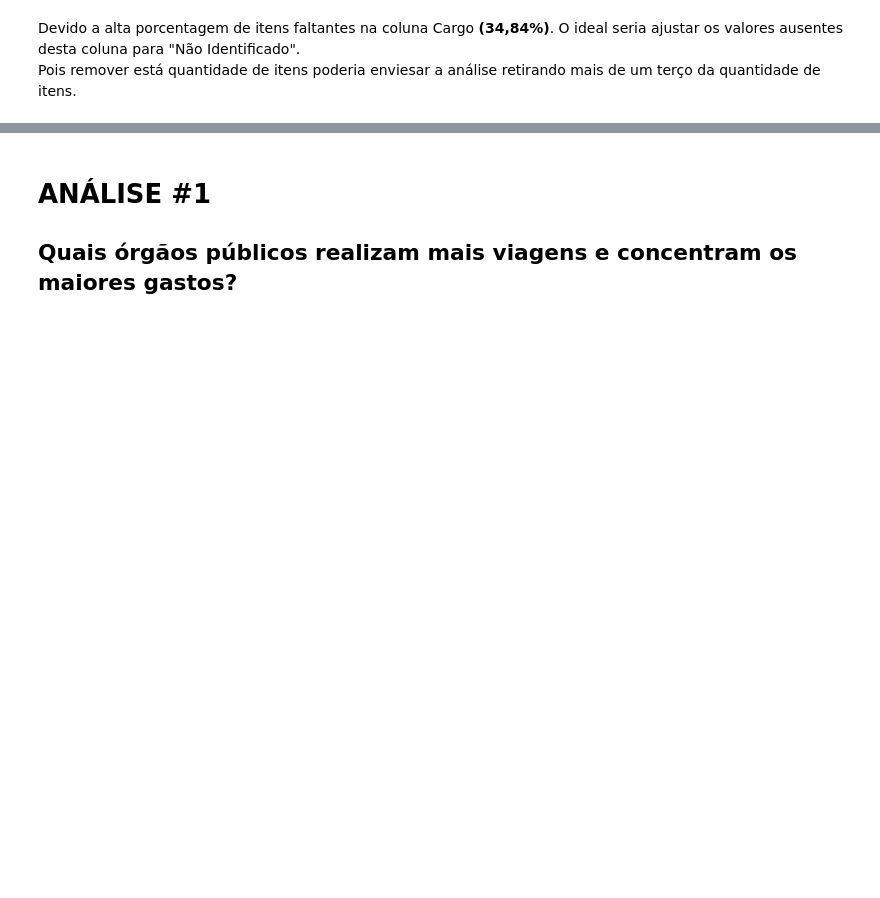
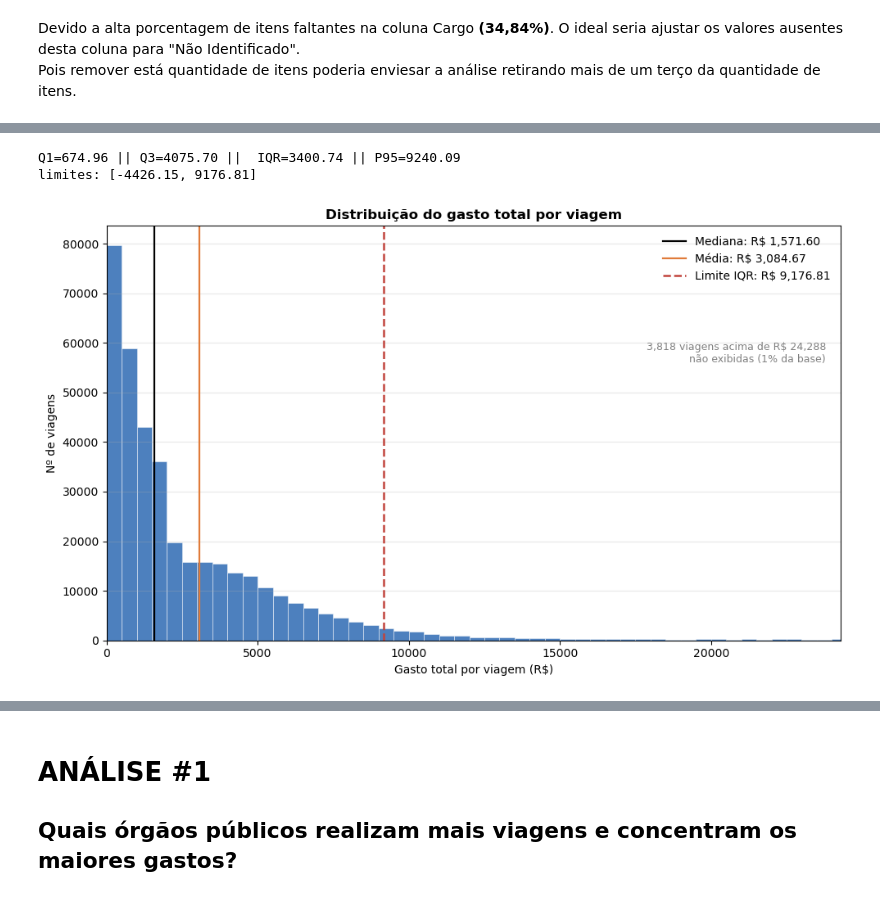
Before and after one commit to rafael-m-ferreira/caixaverso_projeto_final, a Jupyter notebook: notebooks/analise.ipynb, the cells around one changed output, grey strips where cells are left out. Saved outputs shown, nothing was run; the diff lists cells and outputs as text; code cells hidden in the pictures; blank space fills up the shorter version.

```diff
--- a/notebooks/analise.ipynb
+++ b/notebooks/analise.ipynb
@@ -232,3 +396,57 @@ display(df_viagem.loc[neg, 'Situação'].value_counts())
+# %%
+# --- Critério IQR ---
+x = df_viagem['Gasto total']
+q1, q3, p95 = x.quantile([.25, .75, .95])
+#quantile calculas os percentis pedidos
+iqr = q3 - q1
+lim_inf, lim_sup = q1 - 1.5 * iqr, q3 + 1.5 * iqr
+print(f"Q1={q1:.2f} || Q3={q3:.2f} ||  IQR={iqr:.2f} || P95={p95:.2f} ")
+print(f"limites: [{lim_inf:.2f}, {lim_sup:.2f}]")
+
+#acima_lim = (x < lim_inf) | (x > lim_sup)
+#df_acima_lim =df_viagem[acima_lim]
+#print("Registros acima do limite:", acima_lim.sum())
+#df_acima_lim.nlargest(10, 'Gasto total')[
+#    ['Identificador do processo de viagem',"Situação", "Viagem Urgente", "Valor diárias", "Valor passagens", "Gasto total"]]
+# %% [output]
+Q1=674.96 || Q3=4075.70 ||  IQR=3400.74 || P95=9240.09
+limites: [-4426.15, 9176.81]
+# %%
+# ------ Histograma -------
+
+x = df_viagem['Gasto total']
+
+q1, q3 = x.quantile([0.25, 0.75])
+lim_sup = q3 + 1.5 * (q3 - q1)
+corte = x.quantile(0.99)          # limite do eixo, apenas para visualização
+fora = (x > corte).sum()
+
+fig, ax = plt.subplots(figsize=(10, 6))
+
+ax.hist(x, bins=np.arange(0, corte + 500, 500), color='#2e6ab3',
+        alpha=0.85, edgecolor='white', linewidth=0.4)
+
+ax.axvline(x.median(), color='black', lw=1.6,
+           label=f'Mediana: R$ {x.median():,.2f}')
+ax.axvline(x.mean(), color='#e07b39', lw=1.6,
+           label=f'Média: R$ {x.mean():,.2f}')
+ax.axvline(lim_sup, color='#c1443c', ls='--', lw=1.8,
+           label=f'Limite IQR: R$ {lim_sup:,.2f}')
+
+ax.set_xlim(0, corte)
+ax.set_xlabel('Gasto total por viagem (R$)')
+ax.set_ylabel('Nº de viagens')
+ax.set_title('Distribuição do gasto total por viagem', fontweight='bold')
+ax.legend(frameon=False)
+ax.grid(axis='y', alpha=0.3)
+
+ax.text(0.98, 0.72, f'{fora:,} viagens acima de R$ {corte:,.0f}\nnão exibidas (1% da base)',
+        transform=ax.transAxes, ha='right', va='top', fontsize=9, color='gray')
+
+plt.tight_layout()
+plt.show()
+# %% [output]
+[figure, added]
 # %% [markdown]
 ---
 # ANÁLISE #4
```
Also changed, not shown: parts of 38 cells of this notebook.
